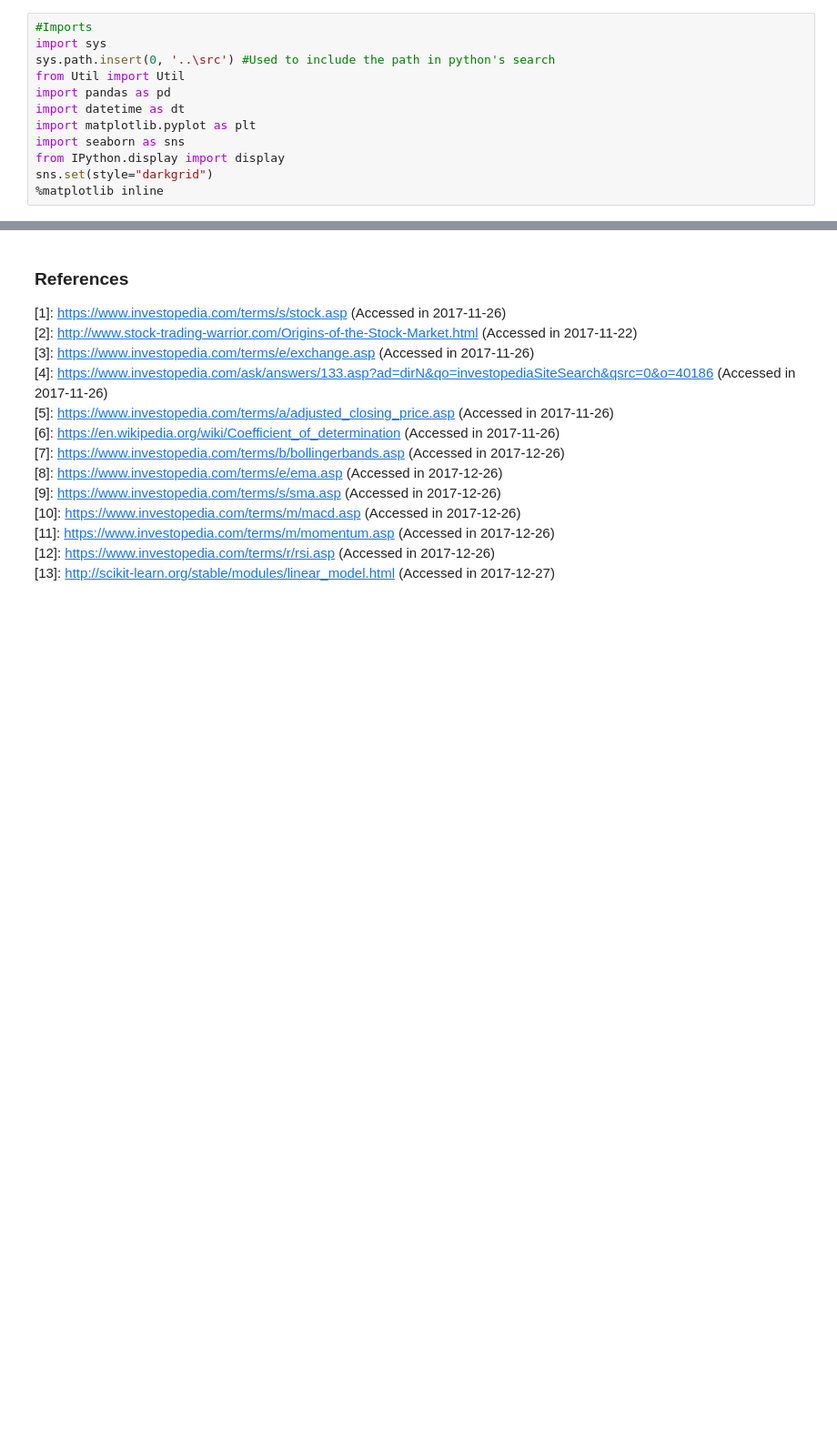
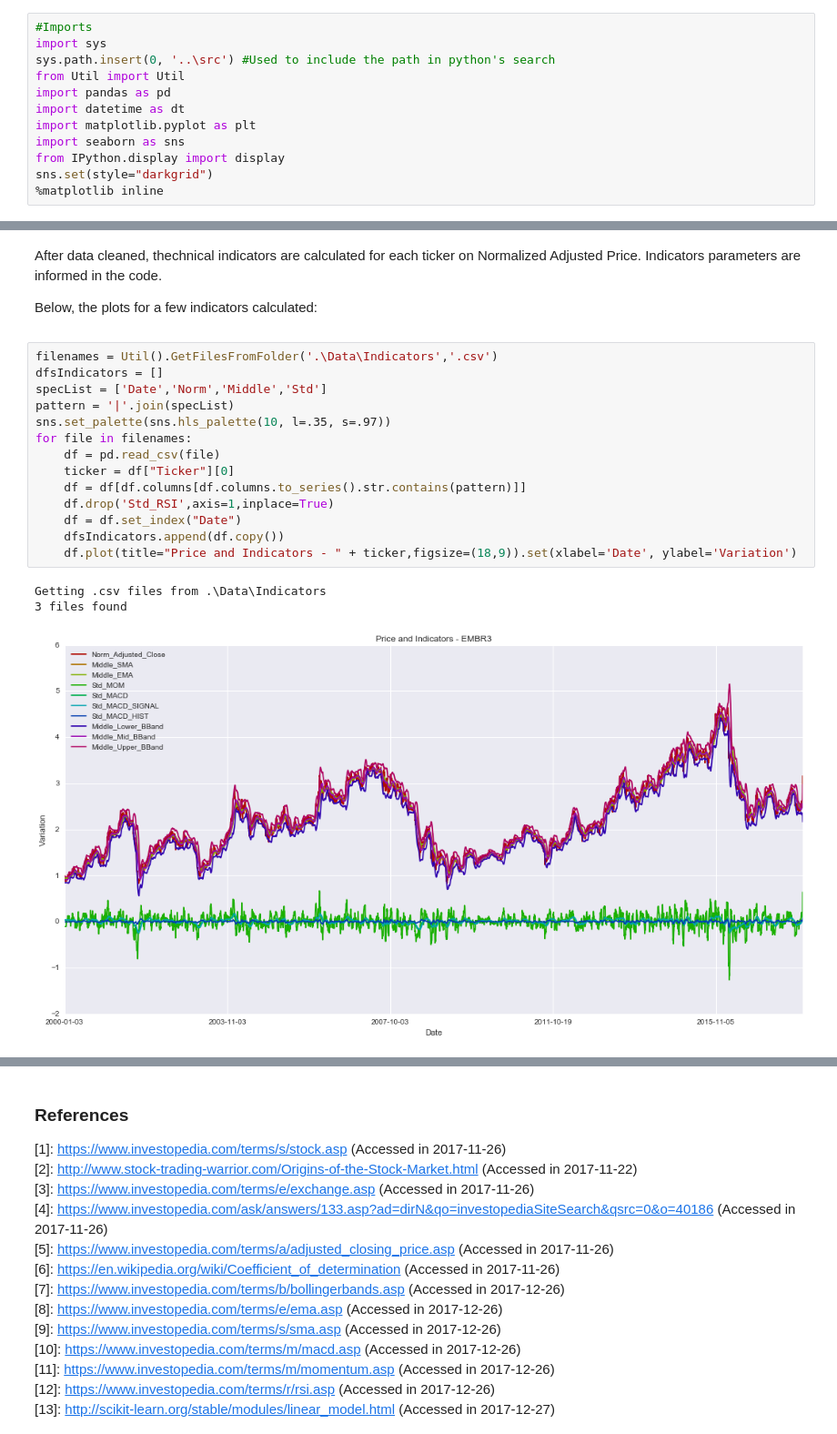
Before and after one commit to gabriel301/MLNanodregree, a Jupyter notebook: projects/capstone/CapstoneProject/Report/Capstone Report.ipynb, the cells around one changed output, grey strips where cells are left out. Shown at 91% size. Drawn from its saved outputs; the diff is of its cells as text; blank space fills up the shorter version.

```diff
--- a/projects/capstone/CapstoneProject/Report/Capstone Report.ipynb
+++ b/projects/capstone/CapstoneProject/Report/Capstone Report.ipynb
@@ -288,0 +421,21 @@ One more step is to tune the model in order to find the best parameters for each
+# %% [markdown]
+<p>After data cleaned, thechnical indicators are calculated for each ticker on Normalized Adjusted Price. Indicators parameters are informed in the code.</p>
+<p>Below, the plots for a few indicators calculated: <p>
+# %%
+filenames = Util().GetFilesFromFolder('.\Data\Indicators','.csv')
+dfsIndicators = []
+specList = ['Date','Norm','Middle','Std']
+pattern = '|'.join(specList)
+sns.set_palette(sns.hls_palette(10, l=.35, s=.97))
+for file in filenames:
+    df = pd.read_csv(file)
+    ticker = df["Ticker"][0]
+    df = df[df.columns[df.columns.to_series().str.contains(pattern)]]
+    df.drop('Std_RSI',axis=1,inplace=True)
+    df = df.set_index("Date")
+    dfsIndicators.append(df.copy())
+    df.plot(title="Price and Indicators - " + ticker,figsize=(18,9)).set(xlabel='Date', ylabel='Variation')
+# %% [output]
+Getting .csv files from .\Data\Indicators
+3 files found
+[figure, added]
```
Also changed, not shown: parts of 18 cells of this notebook.
